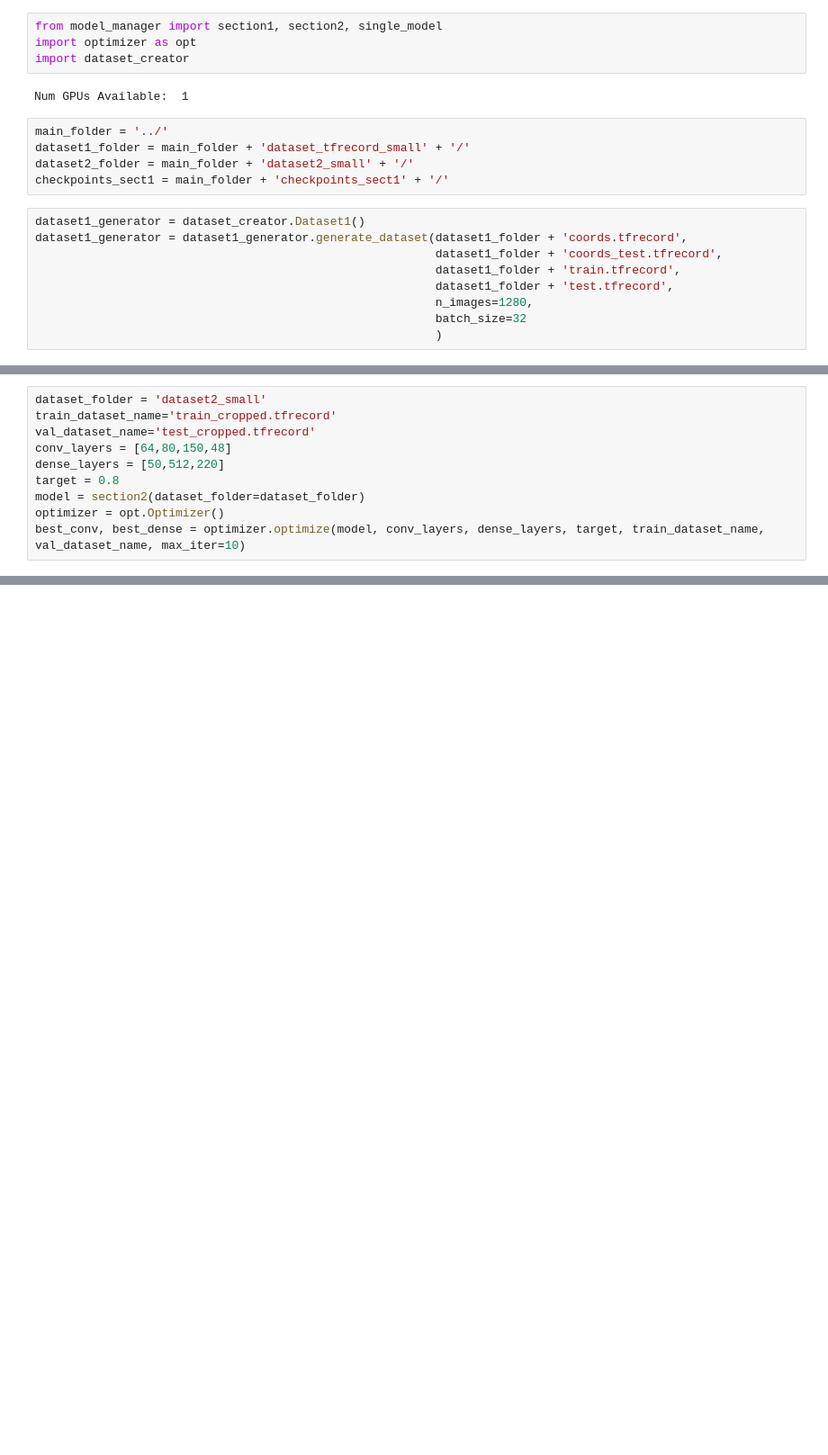
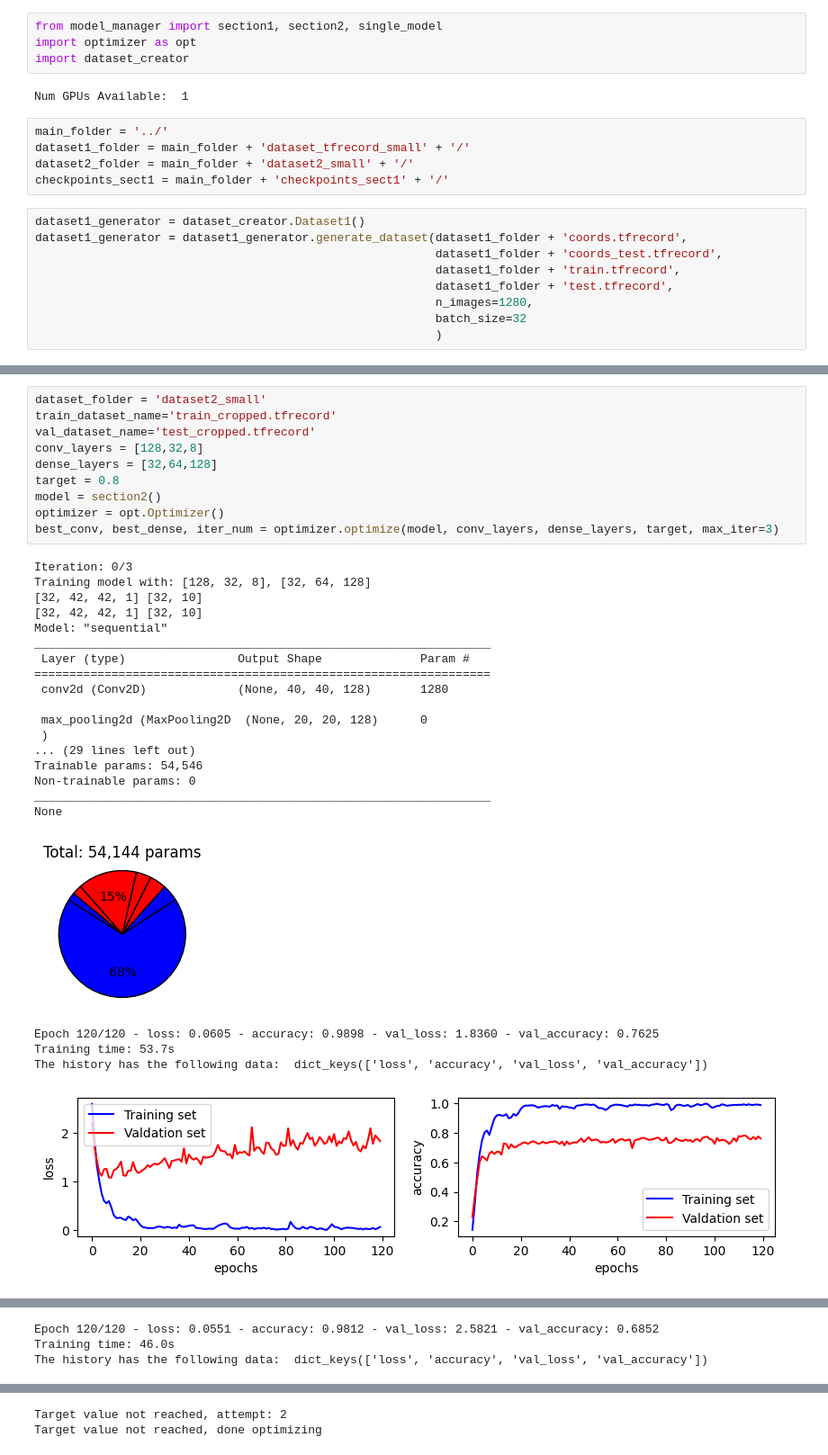
Before and after one commit to alessio-maffioletti/matura, a Jupyter notebook: main_script.ipynb, the cells around one changed output, grey strips where cells are left out. Shown at 90% size. Saved outputs shown, nothing was run; the diff lists cells and outputs as text; blank space fills up the shorter version.

```diff
--- a/main_script.ipynb
+++ b/main_script.ipynb
@@ -109,10 +114,33 @@ dataset2_gen.generate_dataset(dataset1_folder + 'train.tfrecord',
 # %%
 dataset_folder = 'dataset2_small'
 train_dataset_name='train_cropped.tfrecord'
 val_dataset_name='test_cropped.tfrecord'
-conv_layers = [64,80,150,48]
-dense_layers = [50,512,220]
+conv_layers = [128,32,8]
+dense_layers = [32,64,128]
 target = 0.8
-model = section2(dataset_folder=dataset_folder)
+model = section2()
 optimizer = opt.Optimizer()
-best_conv, best_dense = optimizer.optimize(model, conv_layers, dense_layers, target, train_dataset_name, val_dataset_name, max_iter=10)
+best_conv, best_dense, iter_num = optimizer.optimize(model, conv_layers, dense_layers, target, max_iter=3)
+# %% [output]
+Iteration: 0/3
+Training model with: [128, 32, 8], [32, 64, 128]
+[32, 42, 42, 1] [32, 10]
+[32, 42, 42, 1] [32, 10]
+Model: "sequential"
+_________________________________________________________________
+ Layer (type)                Output Shape              Param #
+=================================================================
+ conv2d (Conv2D)             (None, 40, 40, 128)       1280
+
+ max_pooling2d (MaxPooling2D  (None, 20, 20, 128)      0
+ )
+... (29 lines left out)
+Trainable params: 54,546
+Non-trainable params: 0
+_________________________________________________________________
+None
+[figure, added]
+Epoch 120/120 - loss: 0.0605 - accuracy: 0.9898 - val_loss: 1.8360 - val_accuracy: 0.7625
+Training time: 53.7s
+The history has the following data:  dict_keys(['loss', 'accuracy', 'val_loss', 'val_accuracy'])
+[figure, added]
@@ -118,0 +165,3 @@ best_conv, best_dense = optimizer.optimize(model, conv_layers, dense_layers, tar
+Epoch 120/120 - loss: 0.0551 - accuracy: 0.9812 - val_loss: 2.5821 - val_accuracy: 0.6852
+Training time: 46.0s
+The history has the following data:  dict_keys(['loss', 'accuracy', 'val_loss', 'val_accuracy'])
@@ -118,0 +169,2 @@ best_conv, best_dense = optimizer.optimize(model, conv_layers, dense_layers, tar
+Target value not reached, attempt: 2
+Target value not reached, done optimizing
```
Also changed, not shown: parts of 9 cells of this notebook, 4 other files.
